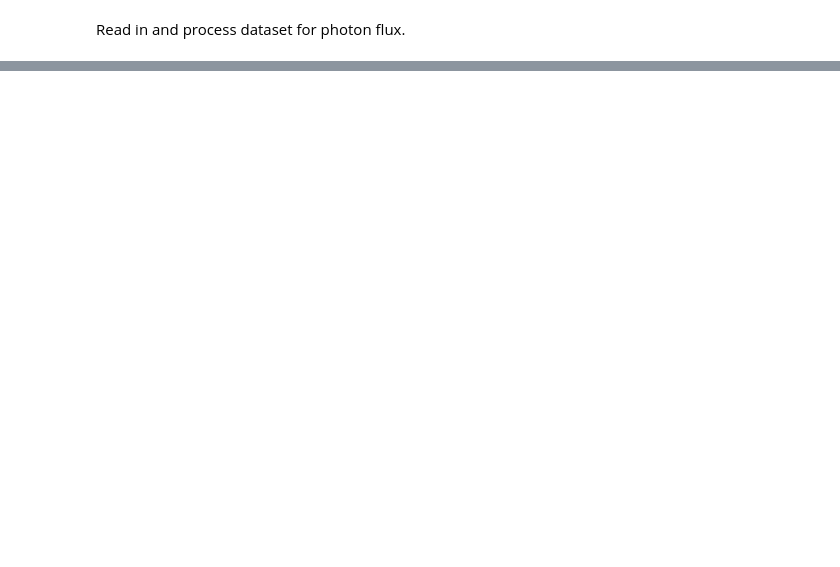
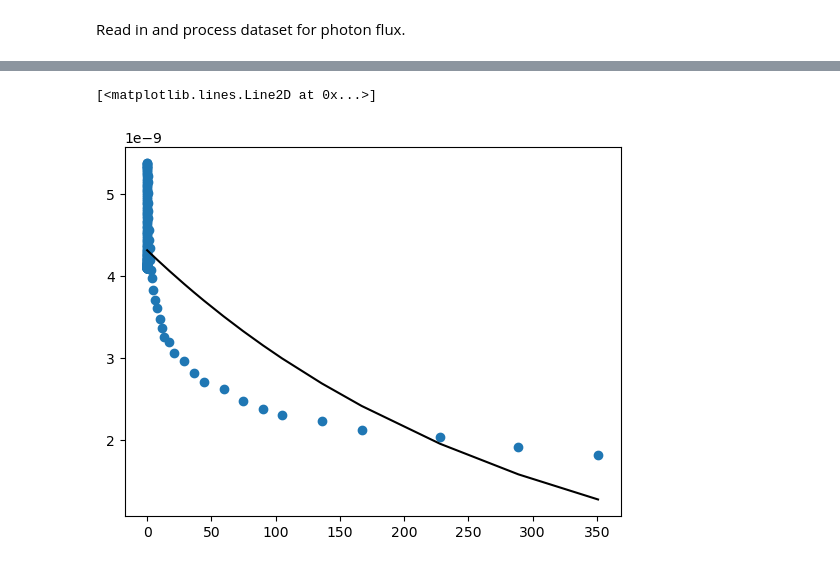
Before and after one commit to xboluna/Research, a Jupyter notebook: BHRad/Modelling/BHawk_Modelling.ipynb, the cells around one changed output, grey strips where cells are left out. Cells and saved outputs as stored; diff of their text form; code cells hidden in the pictures; blank space fills up the shorter version.

```diff
--- a/BHRad/Modelling/BHawk_Modelling.ipynb
+++ b/BHRad/Modelling/BHawk_Modelling.ipynb
@@ -105,0 +52,24 @@ ax.set_xscale('log')
+# %%
+# Let's just focus on fitting the 200GeV and 200keV lines
+
+# Create models
+model_kev = Pipeline((
+    ('pf', PolynomialFeatures()),
+    ('lr', LinearRegression())
+))
+model_gev = Pipeline((
+    ('pf', PolynomialFeatures()),
+    ('lr', LinearRegression())
+))
+
+param_space = {'pf__degree':np.arange(1,6)}
+
+# Prepare data
+kev = data[['Time to Death','EdndE-200keV']].loc[ data['Time to Death'] < 400]
+kev['EdndE-200keV'] = np.log(kev['EdndE-200keV'])
+gev = data[['Time to Death','EdndE-200GeV']].loc[ data['Time to Death'] < 400]
+gev['EdndE-200GeV'] = np.log(gev['EdndE-200GeV'])
+
+search_kev = GridSearchCV(estimator = model_kev, param_grid = param_space, scoring = 'neg_mean_squared_error')
+
+search_kev.fit(X = kev[['Time to Death']], y = kev['EdndE-200keV'])
@@ -105,0 +81,17 @@ ax.set_xscale('log')
+# %%
+best_model = search_kev.best_estimator_
+
+coefs = best_model['lr'].coef_
+interc = best_model['lr'].intercept_
+
+fig, ax = plt.subplots()
+
+t = kev['Time to Death']
+ax.scatter(t, kev['EdndE-200keV'], label = 'data', marker='x', alpha=0.7)
+model = interc
+for i in range(len(coefs)-1):
+    model += coefs[i+1]*t**(i+1)
+ax.plot(t, model)
+
+print(coefs)
+print(interc)
@@ -105,0 +102,7 @@ ax.set_xscale('log')
+# %%
+plt.scatter(kev['Time to Death'], np.exp(kev['EdndE-200keV']))
+
+plt.plot(kev['Time to Death'], np.exp(kev['Time to Death'] * coefs[1] + interc) , color = 'black')
+# %% [output]
+[<matplotlib.lines.Line2D at 0x...>]
+[figure, added]
```
Also changed, not shown: parts of 11 cells of this notebook, 3 other files.
